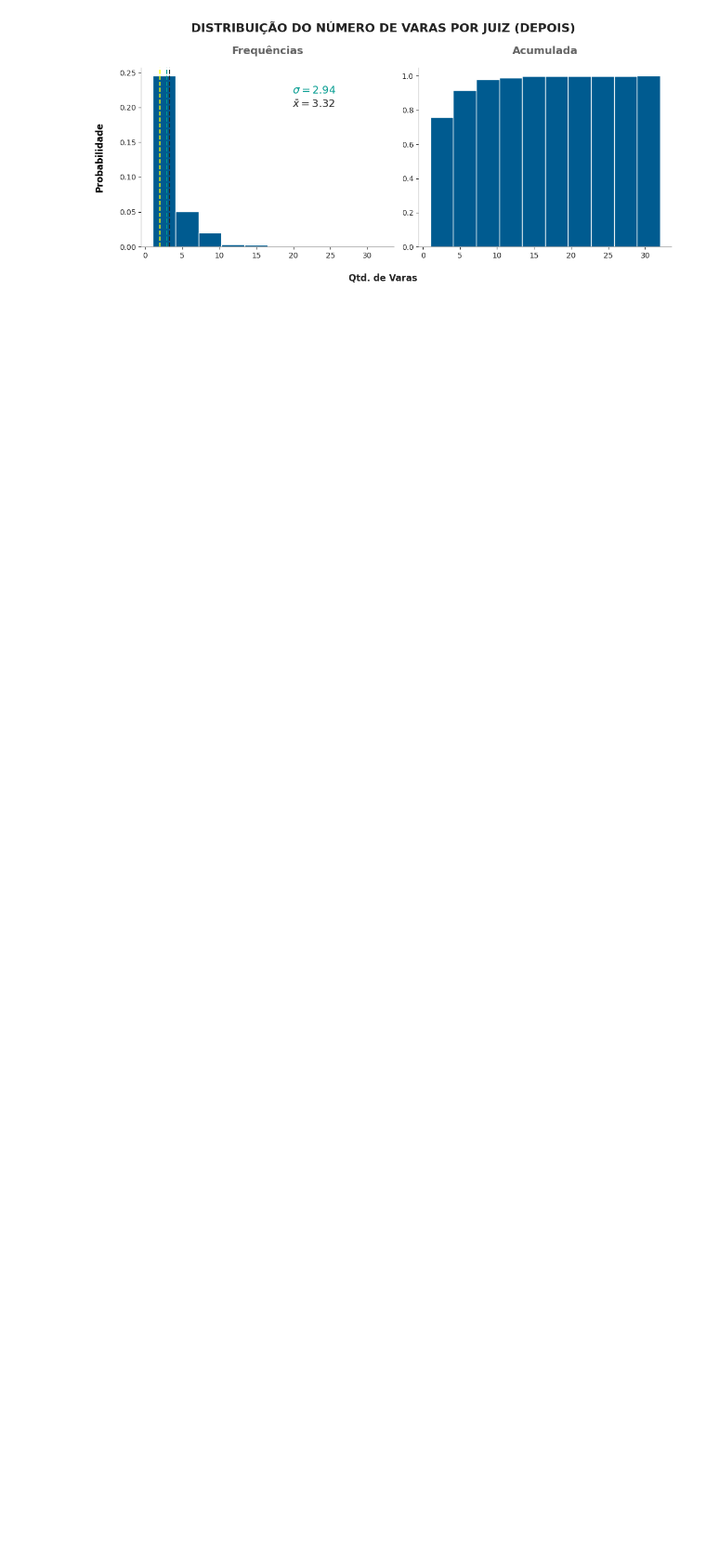
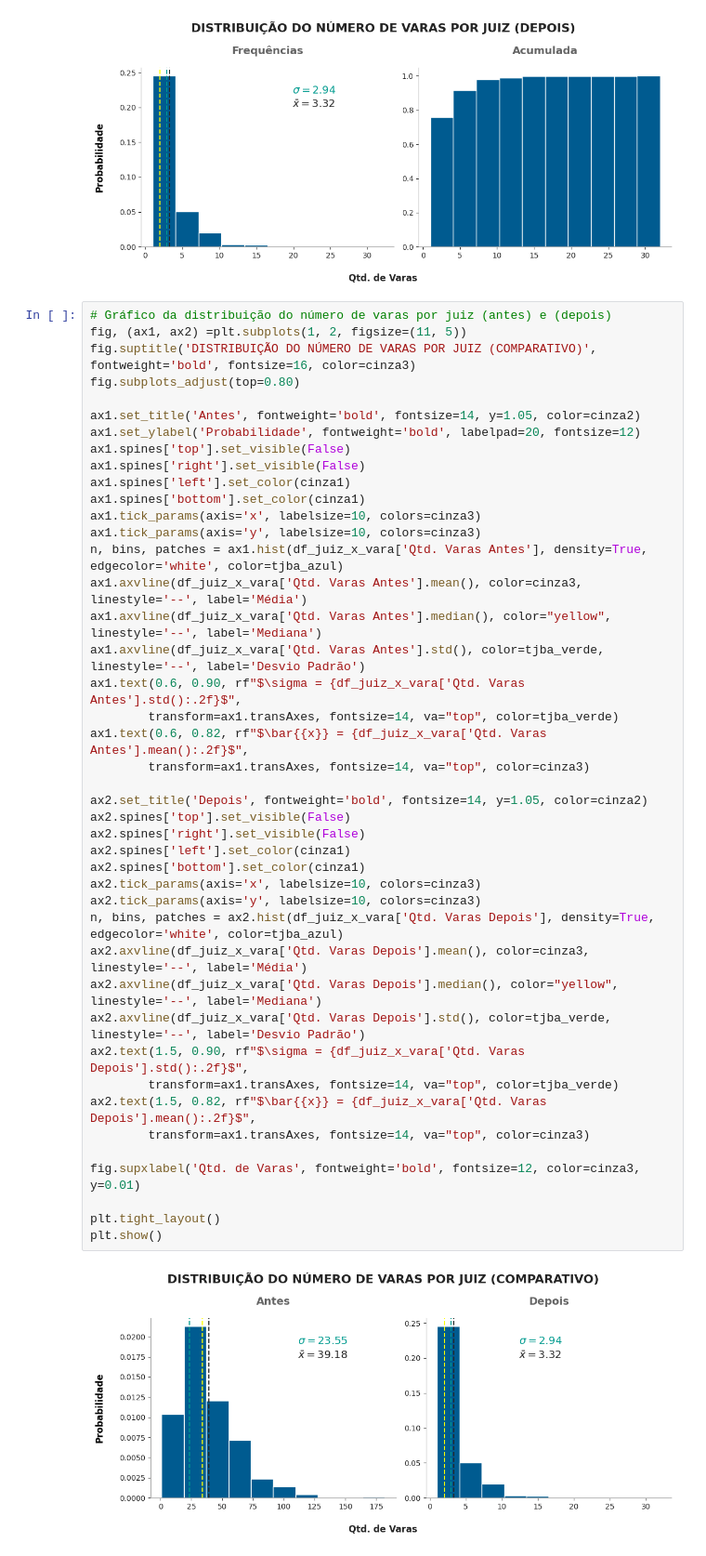
Before and after one commit to houstonsantos/max-jud-tjba, a Jupyter notebook: src/model_tcc/max_jud.ipynb, the cells around one changed output. Shown at 93% size. Drawn from its saved outputs; the diff is of its cells as text; blank space fills up the shorter version.

```diff
--- a/src/model_tcc/max_jud.ipynb
+++ b/src/model_tcc/max_jud.ipynb
@@ -1759,6 +1759,51 @@ plt.tight_layout()
 plt.show()
 # %% [output]
 [figure]
+# %%
+# Gráfico da distribuição do número de varas por juiz (antes) e (depois)
+fig, (ax1, ax2) =plt.subplots(1, 2, figsize=(11, 5))
+fig.suptitle('DISTRIBUIÇÃO DO NÚMERO DE VARAS POR JUIZ (COMPARATIVO)', fontweight='bold', fontsize=16, color=cinza3)
+fig.subplots_adjust(top=0.80)
+
+ax1.set_title('Antes', fontweight='bold', fontsize=14, y=1.05, color=cinza2)
+ax1.set_ylabel('Probabilidade', fontweight='bold', labelpad=20, fontsize=12)
+ax1.spines['top'].set_visible(False)
+ax1.spines['right'].set_visible(False)
+ax1.spines['left'].set_color(cinza1)
+ax1.spines['bottom'].set_color(cinza1)
+ax1.tick_params(axis='x', labelsize=10, colors=cinza3)
+ax1.tick_params(axis='y', labelsize=10, colors=cinza3)
+n, bins, patches = ax1.hist(df_juiz_x_vara['Qtd. Varas Antes'], density=True, edgecolor='white', color=tjba_azul)
+ax1.axvline(df_juiz_x_vara['Qtd. Varas Antes'].mean(), color=cinza3, linestyle='--', label='Média')
+ax1.axvline(df_juiz_x_vara['Qtd. Varas Antes'].median(), color="yellow", linestyle='--', label='Mediana')
+ax1.axvline(df_juiz_x_vara['Qtd. Varas Antes'].std(), color=tjba_verde, linestyle='--', label='Desvio Padrão')
+ax1.text(0.6, 0.90, rf"$\sigma = {df_juiz_x_vara['Qtd. Varas Antes'].std():.2f}$",
+        transform=ax1.transAxes, fontsize=14, va="top", color=tjba_verde)
+ax1.text(0.6, 0.82, rf"$\bar{{x}} = {df_juiz_x_vara['Qtd. Varas Antes'].mean():.2f}$",
+        transform=ax1.transAxes, fontsize=14, va="top", color=cinza3)
+
+ax2.set_title('Depois', fontweight='bold', fontsize=14, y=1.05, color=cinza2)
+ax2.spines['top'].set_visible(False)
+ax2.spines['right'].set_visible(False)
+ax2.spines['left'].set_color(cinza1)
+ax2.spines['bottom'].set_color(cinza1)
+ax2.tick_params(axis='x', labelsize=10, colors=cinza3)
+ax2.tick_params(axis='y', labelsize=10, colors=cinza3)
+n, bins, patches = ax2.hist(df_juiz_x_vara['Qtd. Varas Depois'], density=True, edgecolor='white', color=tjba_azul)
+ax2.axvline(df_juiz_x_vara['Qtd. Varas Depois'].mean(), color=cinza3, linestyle='--', label='Média')
+ax2.axvline(df_juiz_x_vara['Qtd. Varas Depois'].median(), color="yellow", linestyle='--', label='Mediana')
+ax2.axvline(df_juiz_x_vara['Qtd. Varas Depois'].std(), color=tjba_verde, linestyle='--', label='Desvio Padrão')
+ax2.text(1.5, 0.90, rf"$\sigma = {df_juiz_x_vara['Qtd. Varas Depois'].std():.2f}$",
+        transform=ax1.transAxes, fontsize=14, va="top", color=tjba_verde)
+ax2.text(1.5, 0.82, rf"$\bar{{x}} = {df_juiz_x_vara['Qtd. Varas Depois'].mean():.2f}$",
+        transform=ax1.transAxes, fontsize=14, va="top", color=cinza3)
+
+fig.supxlabel('Qtd. de Varas', fontweight='bold', fontsize=12, color=cinza3, y=0.01)
+
+plt.tight_layout()
+plt.show()
+# %% [output]
+[figure, added]
 # %%
 # Gráfico compartivo da alocação de juízes e varas
 df_juiz_x_vara_sort = df_juiz_x_vara.sort_values('Qtd. Varas Depois', ascending=False)
```
Also changed, not shown: parts of 5 cells of this notebook, 9 other files.
